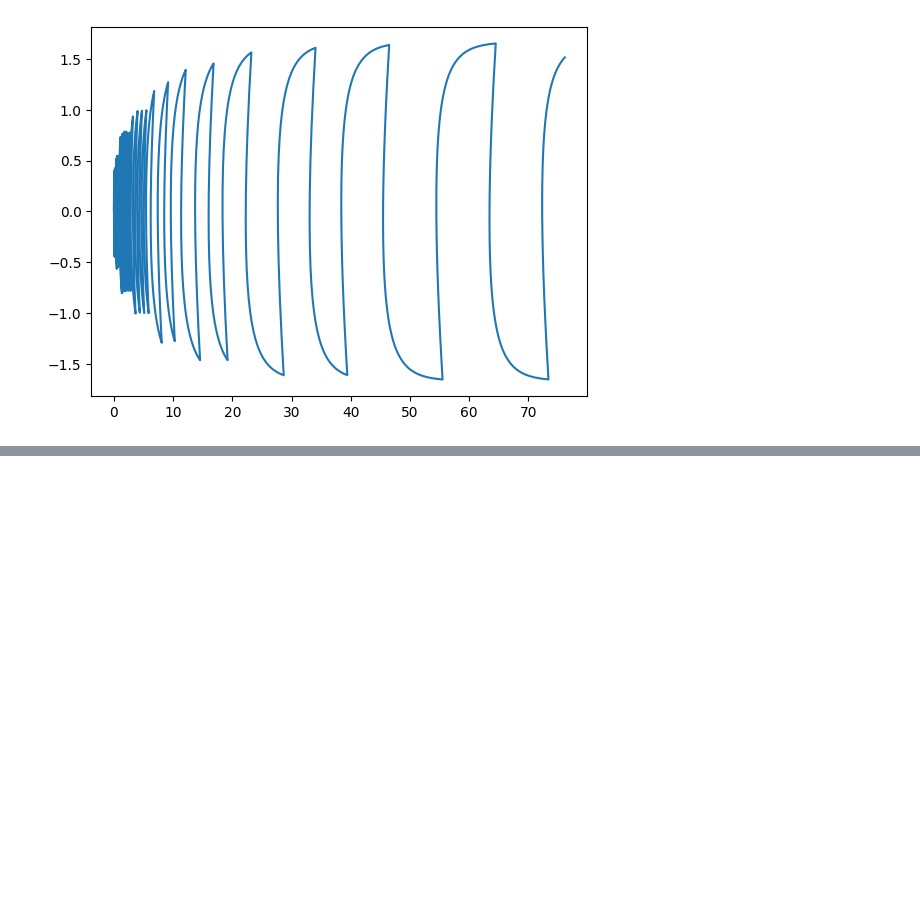
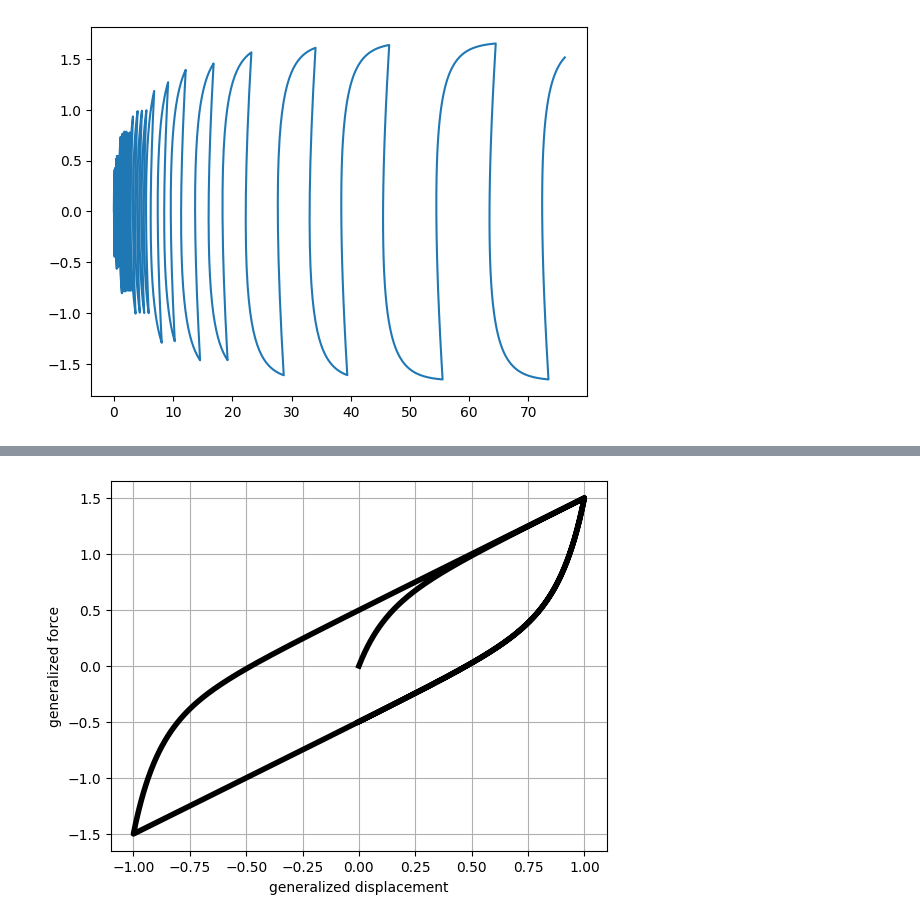
Before and after one commit to Jjineeq/hysteresis_curve, a Jupyter notebook: 23_04_26.ipynb, the cells around one changed output, grey strips where cells are left out. Drawn from its saved outputs; the diff is of its cells as text; code cells hidden in the pictures; blank space fills up the shorter version.

```diff
--- a/23_04_26.ipynb
+++ b/23_04_26.ipynb
@@ -31,0 +57,48 @@ plt.plot(df.iloc[:,1], df.iloc[:,2])
+# %%
+import numpy as np
+import matplotlib.pyplot as plt
+
+# APPLIED DISPLACEMENT TIME HISTORY
+dt = 0.001
+t = np.arange(0, 1.5 + dt, dt)
+a0 = 1
+fr = 1
+u = a0 * np.sin(2 * np.pi * fr * t[:len(t)])
+v = 2 * np.pi * fr * a0 * np.cos(2 * np.pi * fr * t[:len(t)])
+n = len(u)
+
+# 1. INITIAL SETTINGS
+# 1.1 Set the five model parameters
+ka = 10.0
+kb = 1.0
+alfa = 10.0
+beta1 = 0.0
+beta2 = 0.0
+
+# 1.2 Compute the internal model parameters
+u0 = 0.5 * (((ka - kb) / 1e-20) ** (1 / alfa) - 1)
+f0 = ((ka - kb) / 2) * (((1 + 2 * u0) ** (1 - alfa) - 1) / (1 - alfa))
+
+# 1.3 Initialize the generalized force vector
+f = np.zeros(n)
+
+# 2. CALCULATIONS AT EACH TIME STEP
+for i in range(1, n):
+    # 2.1 Update the history variable
+    uj = u[i - 1] + np.sign(v[i]) * (1 + 2 * u0) - np.sign(v[i]) * (((np.sign(v[i]) * (1 - alfa)) / (ka - kb)) * (f[i - 1] - beta1 * u[i - 1] ** 3 - beta2 * u[i - 1] ** 5 - kb * u[i - 1] - np.sign(v[i]) * f0 + (ka - kb) * (((1 + 2 * u0) ** (1 - alfa)) / (np.sign(v[i]) * (1 - alfa))))) ** (1 / (1 - alfa))
+
+    # 2.2 Evaluate the generalized force at time t
+    if (np.sign(v[i]) * uj) - 2 * u0 < np.sign(v[i]) * u[i] or np.sign(v[i]) * u[i] < np.sign(v[i]) * uj:
+        f[i] = beta1 * u[i] ** 3 + beta2 * u[i] ** 5 + kb * u[i] + (ka - kb) * ((((1 + 2 * u0 + np.sign(v[i]) * (u[i] - uj)) ** (1 - alfa)) / (np.sign(v[i]) * (1 - alfa))) - (((1 + 2 * u0) ** (1 - alfa)) / (np.sign(v[i]) * (1 - alfa)))) + np.sign(v[i]) * f0
+    else:
+        f[i] = beta1 * u[i] ** 3 + beta2 * u[i] ** 5 + kb * u[i] + np.sign(v[i]) * f0
+
+# PLOT
+plt.figure()
+plt.plot(u, f, 'k', linewidth=4)
+plt.xlabel('generalized displacement')
+plt.ylabel('generalized force')
+plt.grid()
+plt.show()
+# %% [output]
+[figure, added]
```
Also changed, not shown: parts of 20 cells of this notebook.
